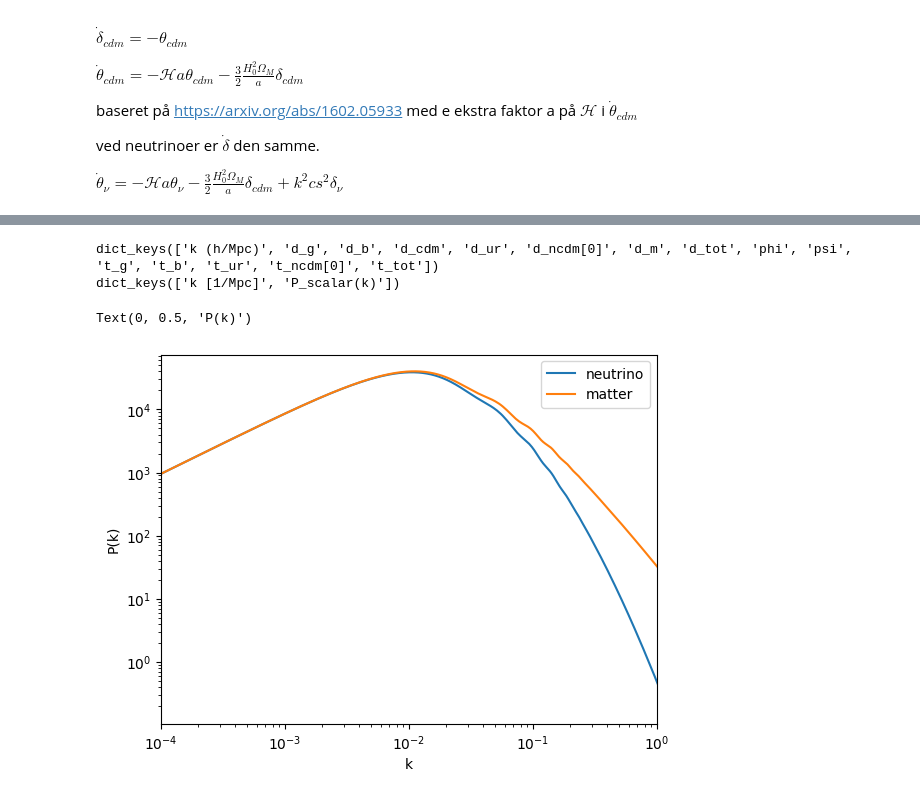
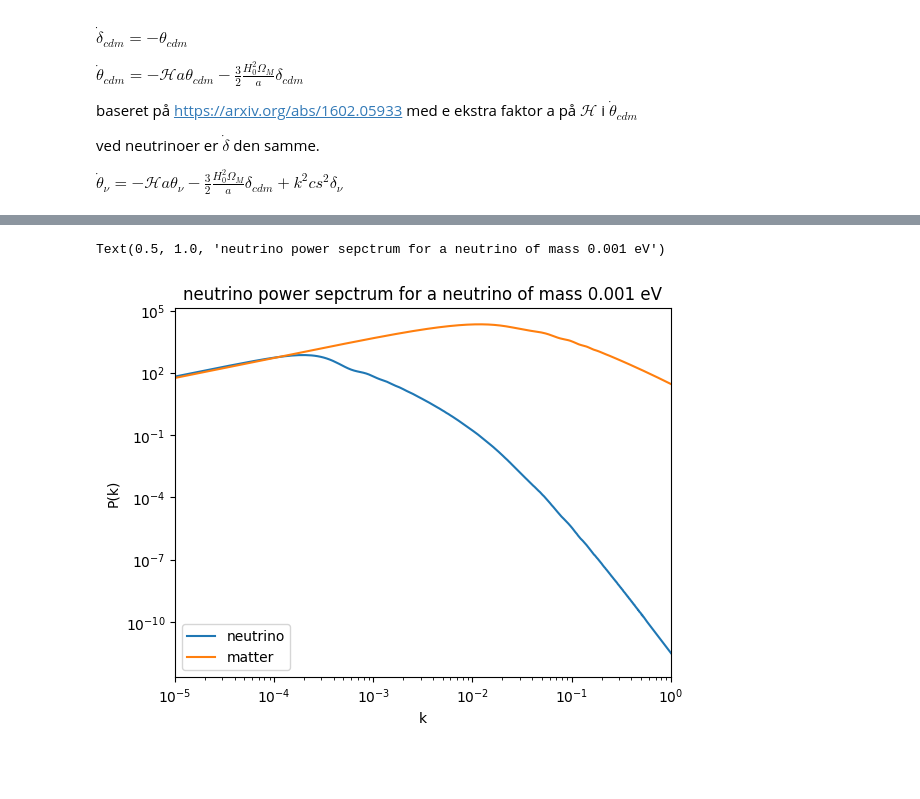
Before and after one commit to eriksteenberg/Power-spectrum-Test, a Jupyter notebook: Cdm med cs neutrino power spectrum.ipynb, the cells around one changed output, grey strips where cells are left out. Saved outputs shown, nothing was run; the diff lists cells and outputs as text; code cells hidden in the pictures; blank space fills up the shorter version.

```diff
--- a/Cdm med cs neutrino power spectrum.ipynb
+++ b/Cdm med cs neutrino power spectrum.ipynb
@@ -37,7 +38,7 @@ Tv_k = 1.947
 kb = 8.617e-11 # MeV/K
 T0 = Tv_k * kb
 H0 = 67 / (3*1e5) # i 1/Mpc
-mv_test = 1 # eV
+mv_test = 1e-3 # eV
 kvec = np.logspace(-3,1,30)
 h = 0.6704
 cosmo_dict ={'h':h,  'Omega_cdm':Omega_M, 'k_output_values':str(kvec).strip('[]'), "N_ncdm":1,
@@ -45,17 +46,14 @@ cosmo_dict ={'h':h,  'Omega_cdm':Omega_M, 'k_output_values':str(kvec).strip('[]'
            ,'output':'tCl, lCl, dTk, vTk, pCl', 'lensing':'yes',
             "ncdm_fluid_approximation":3
             }
-
 cosmo = Class()
 cosmo.set(cosmo_dict)
 cosmo.compute()
 bg = cosmo.get_background()
-
 pts = cosmo.get_perturbations()['scalar']
 #print(bg.keys())
 z = bg["z"]
 a = 1/(z+1)
 aend = a[-1]
 a0 = a[0]
-
 mv = mv_test * 1e-6
@@ -94,23 +60,24 @@ print(kvec)
 # %%
 tranf = cosmo.get_transfer(z=0)
-print(tranf.keys())
+#print(tranf.keys())
 prim = cosmo.get_primordial()
-print(prim.keys())
+#print(prim.keys())
 
 k = tranf['k (h/Mpc)'] * h
 #plt.loglog(tranf['k (h/Mpc)'],-tranf["d_ncdm[0]"])
 
 prim_interp = scipy.interpolate.interp1d(prim["k [1/Mpc]"],prim["P_scalar(k)"], fill_value="extrapolate",kind="cubic")
+plt.figure(1)
 
-
-plt.loglog(k, 2*2*np.pi**2 * tranf["d_ncdm[0]"]** 2 * k**(-3) * prim_interp(k) * h**3,label="neutrino")
-plt.loglog(k, 2*2*np.pi**2 * tranf["d_m"]** 2 * k**(-3) * prim_interp(k) * h**3,label="matter")
-plt.xlim([1e-4,1])
+plt.loglog(k, 2*np.pi**2 * tranf["d_ncdm[0]"]**2* k**(-3) * prim_interp(k) * h**3,label="neutrino")
+plt.loglog(k, 2*np.pi**2 * tranf["d_m"]** 2 *k**(-3) *  prim_interp(k) * h**3,label="matter")
+plt.xlim([1e-5,1])
 plt.legend()
 plt.xlabel("k")
 plt.ylabel("P(k)")
+plt.title("neutrino power sepctrum for a neutrino of mass %s eV" % mv_test)
+#plt.ylim([1e-3,1e1])
+#plt.show()
 # %% [output]
-dict_keys(['k (h/Mpc)', 'd_g', 'd_b', 'd_cdm', 'd_ur', 'd_ncdm[0]', 'd_m', 'd_tot', 'phi', 'psi', 't_g', 't_b', 't_ur', 't_ncdm[0]', 't_tot'])
-dict_keys(['k [1/Mpc]', 'P_scalar(k)'])
+Text(0.5, 1.0, 'neutrino power sepctrum for a neutrino of mass 0.001 eV')
-Text(0, 0.5, 'P(k)')
-[figure, old version]
+[figure, new version]
```
Also changed, not shown: parts of 7 cells of this notebook, 2 other files.
